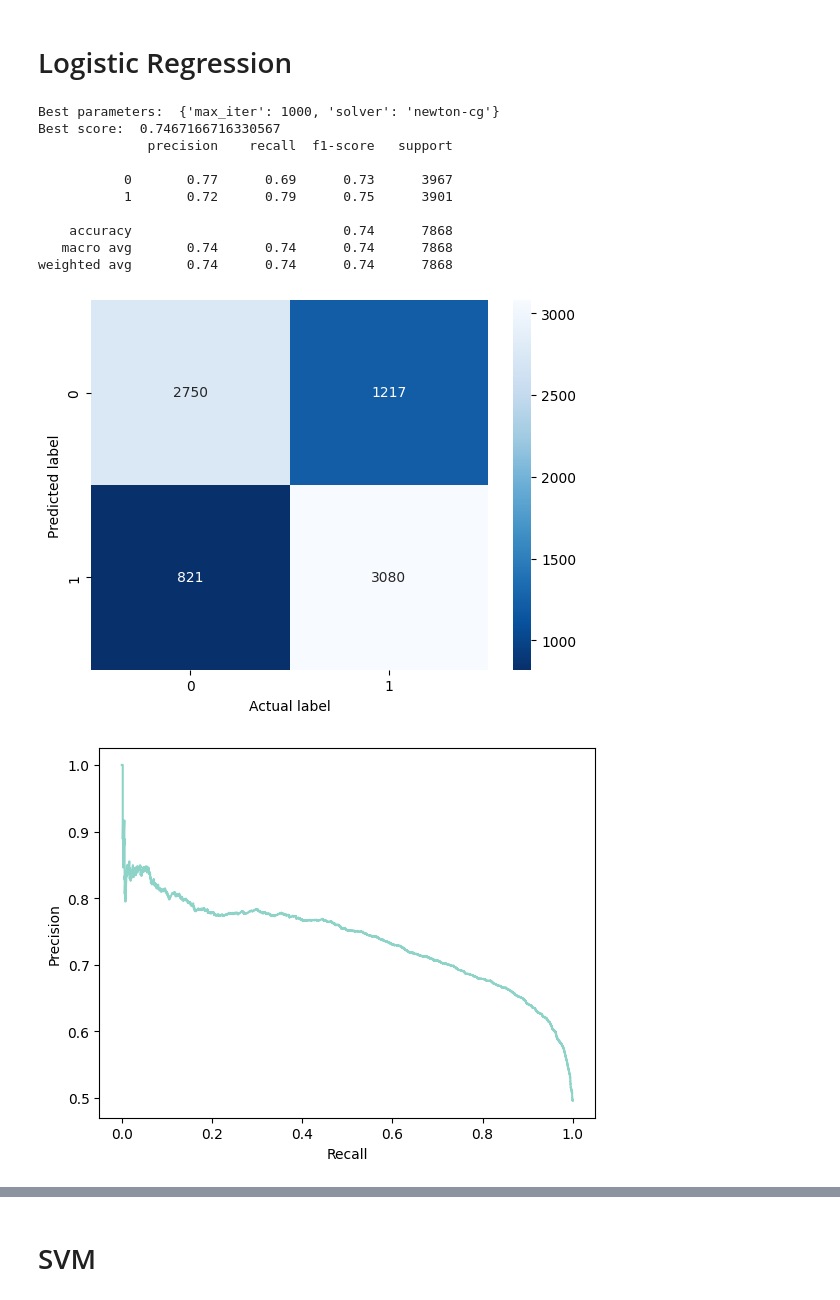
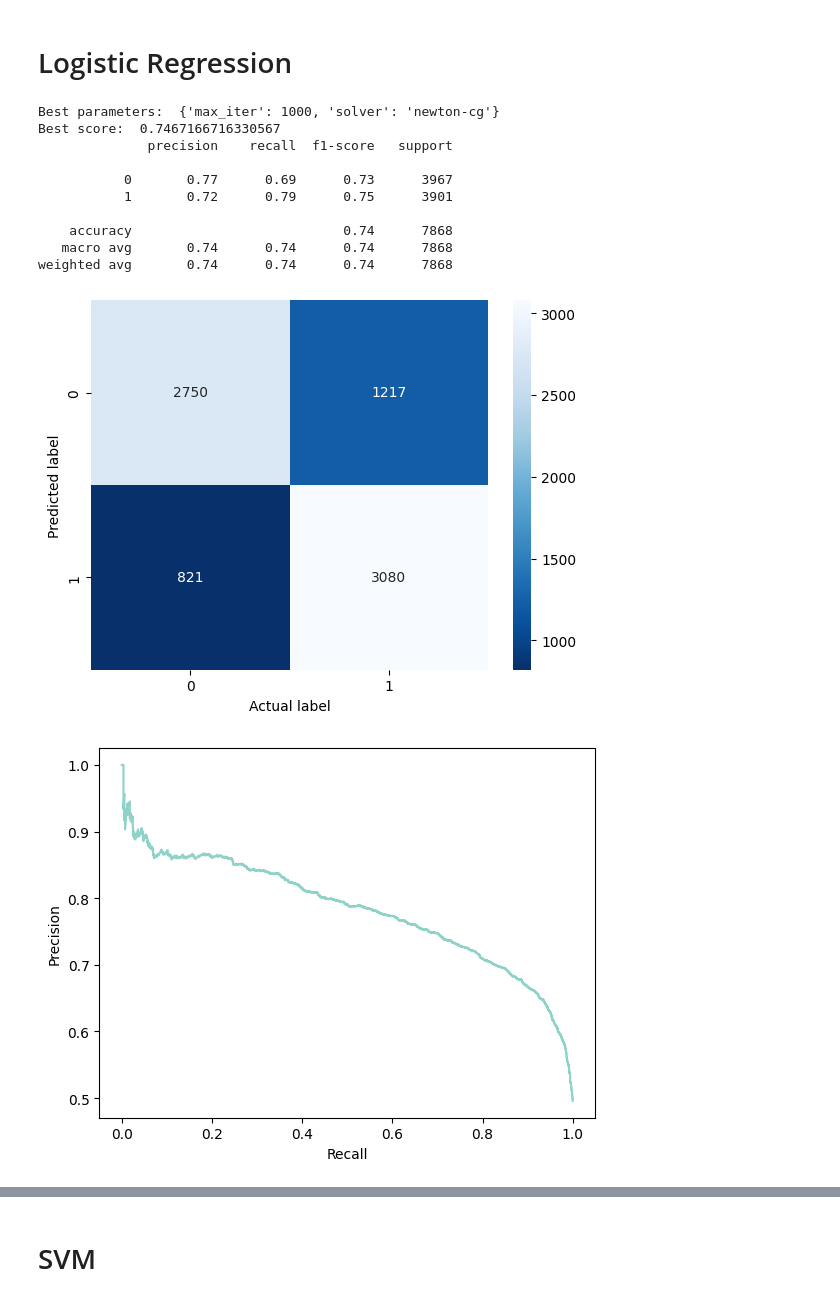
Before and after one commit to gir-yay/AI, a Jupyter notebook: projet.ipynb, the cells around one changed output, grey strips where cells are left out. Drawn from its saved outputs; the diff is of its cells as text; code cells hidden in the pictures.

```diff
--- a/projet.ipynb
+++ b/projet.ipynb
@@ -1022,41 +1022,41 @@ plt.xlabel("Actual label")
 plt.ylabel("Predicted label")
 plt.show()
 
-y_scores = lr_best_est.predict_proba(X_test)[:, 1]
+y_scores = lr_best_est.predict_proba(X_test_scaled)[:, 1]
 precision, recall, _ = precision_recall_curve(y_test, y_scores)
 y_prob = lr_best_est.predict_proba(X_test_scaled)[:, 1]
 fpr, tpr, _ = roc_curve(y_test, y_prob)
 roc_auc = auc(fpr, tpr)
 
 plt.plot(recall, precision, label='Precision-Recall curve')
 plt.xlabel('Recall')
 plt.ylabel('Precision')
 plt.show()
 
 # Tracer les courbes ROC
 plt.figure()
 plt.plot(fpr, tpr, lw=2, label=f'ROC curve (area = {roc_auc:0.2f})')
 plt.plot([0, 1], [0, 1], color='navy', lw=2, linestyle='--')
 plt.xlim([0.0, 1.0])
 plt.ylim([0.0, 1.05])
 plt.xlabel('False Positive Rate')
 plt.ylabel('True Positive Rate')
 #plt.title('Receiver Operating Characteristic')
 plt.legend(loc="lower right")
 plt.show()
 # %% [output]
 Best parameters:  {'max_iter': 1000, 'solver': 'newton-cg'}
 Best score:  0.7467166716330567
               precision    recall  f1-score   support
 
            0       0.77      0.69      0.73      3967
            1       0.72      0.79      0.75      3901
 
     accuracy                           0.74      7868
    macro avg       0.74      0.74      0.74      7868
 weighted avg       0.74      0.74      0.74      7868
 [figure]
-[figure, old version]
+[figure, new version]
 [figure]
 # %% [markdown]
 # SVM
```
